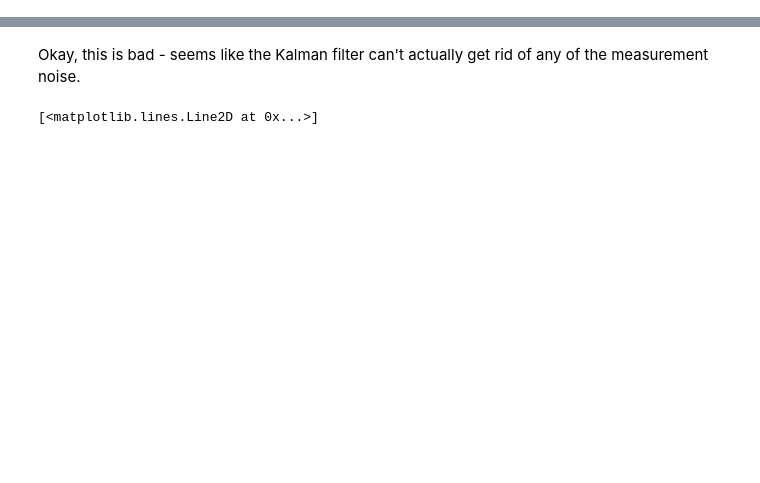
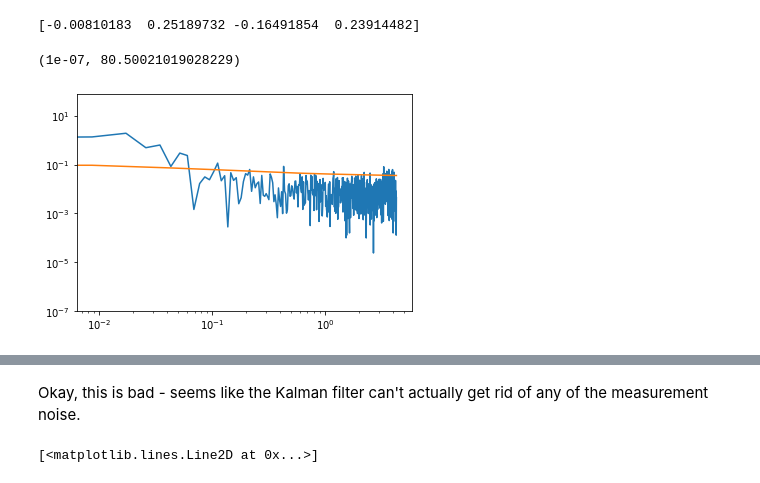
Before and after one commit to aditya-sengupta/tip-tilt-control, a Jupyter notebook: control/dev/impulse_filter.ipynb, the cells around one changed output, grey strips where cells are left out. Saved outputs shown, nothing was run; the diff lists cells and outputs as text; code cells hidden in the pictures; blank space fills up the shorter version.

```diff
--- a/control/dev/impulse_filter.ipynb
+++ b/control/dev/impulse_filter.ipynb
@@ -23,2 +33,22 @@ plt.ylim(1e-7)
+# %%
+a = 1e-6
+
+from observer import log_likelihood
+
+def model_ft(pars):
+    b, fc1, c = pars
+    return -np.log10(b/((1j * fxx + a)**(1/3) * (1j * fxx + fc1)**(c)))
+
+LL = log_likelihood(model_ft, clean_psd[size-1:-size])
+pars = optimize.minimize(LL, [1, 0.1, 1/3, 1], method='Nelder-Mead').x
+# %%
+print(pars)
+plt.loglog(fxx, Pxx)
+plt.loglog(fxx, np.exp(-model_ft(pars[:-1])))
+plt.ylim(1e-7)
+# %% [output]
+[-0.00810183  0.25189732 -0.16491854  0.23914482]
+(1e-07, 80.50021019028229)
+[figure, added]
 # %%
 filter_turbulence = design_filt(dt = 1/f_sampling, N = 2*N)
```
Also changed, not shown: parts of 8 cells of this notebook, 3 other files.
